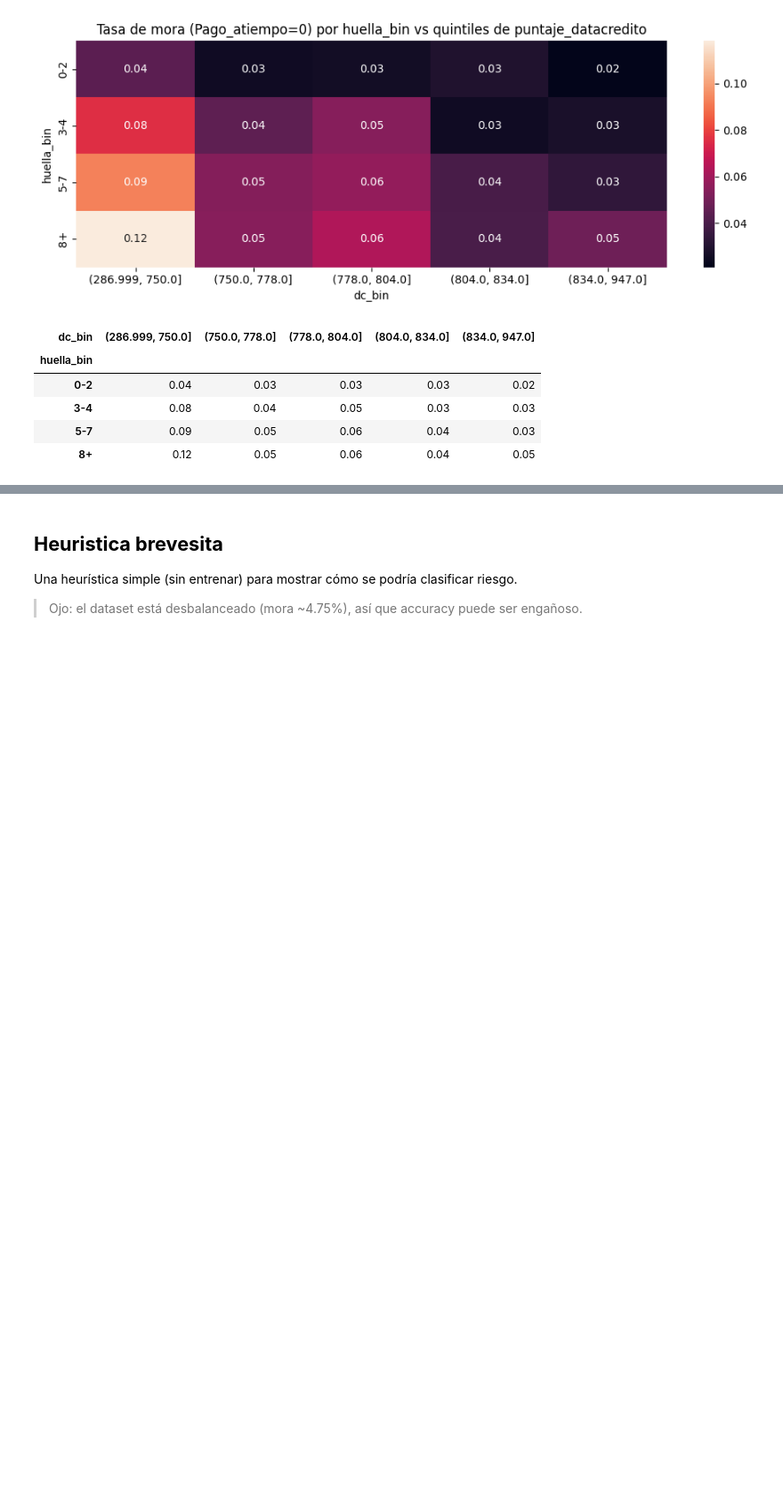
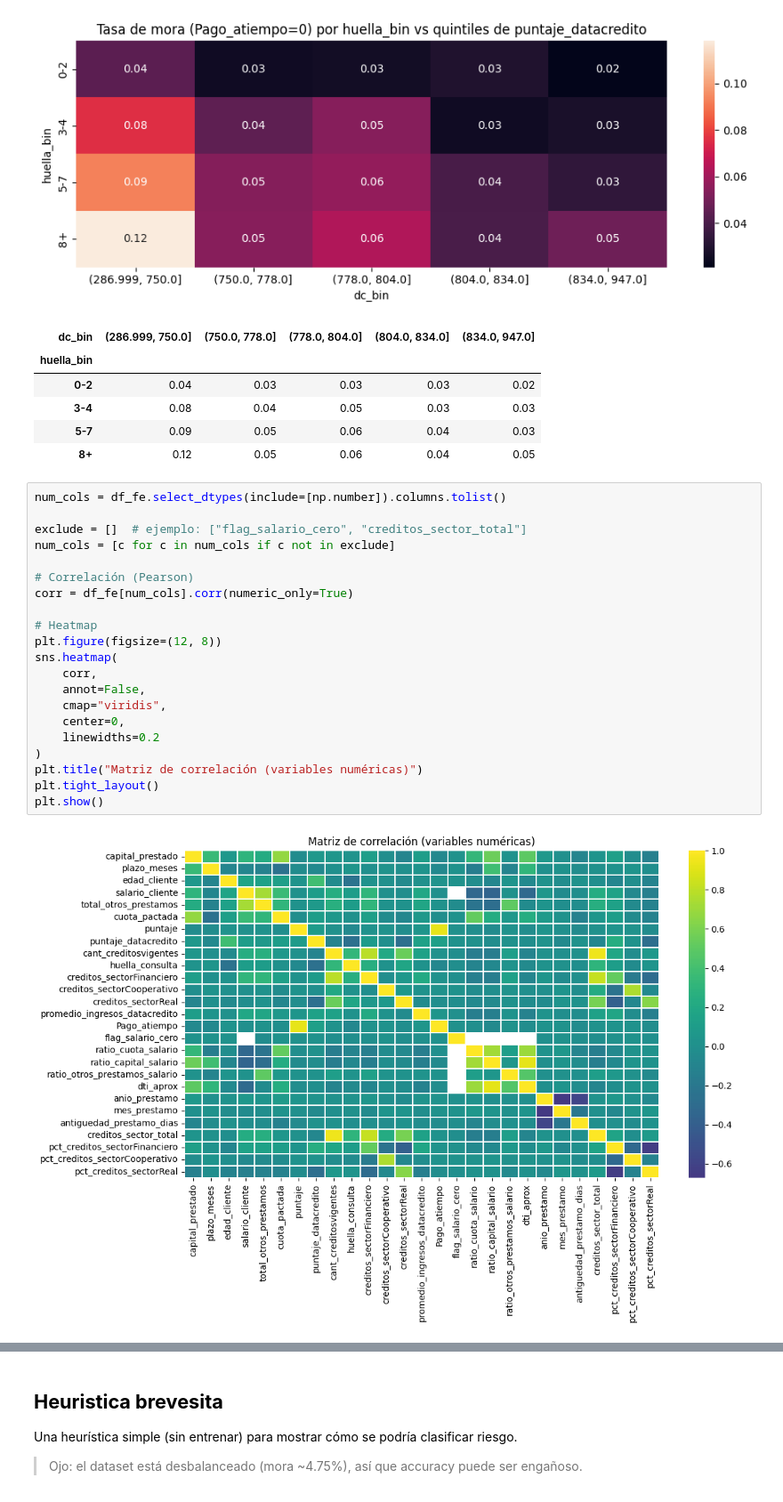
Before and after one commit to j-j-molina/PYTHON_ETL, a Jupyter notebook: etl_scripts/src/desarrollo/transformacion_eda.ipynb, the cells around one changed output, grey strips where cells are left out. Shown at 89% size. Drawn from its saved outputs; the diff is of its cells as text; blank space fills up the shorter version.

Commit message:
feat(eda): add correlation heatmap + top correlations with target

```diff
--- a/etl_scripts/src/desarrollo/transformacion_eda.ipynb
+++ b/etl_scripts/src/desarrollo/transformacion_eda.ipynb
@@ -659,3 +659,26 @@ pivot
 | 3-4 | 0.08 | 0.04 | 0.05 | 0.03 | 0.03 |
 | 5-7 | 0.09 | 0.05 | 0.06 | 0.04 | 0.03 |
 | 8+ | 0.12 | 0.05 | 0.06 | 0.04 | 0.05 |
+# %%
+num_cols = df_fe.select_dtypes(include=[np.number]).columns.tolist()
+
+exclude = []  # ejemplo: ["flag_salario_cero", "creditos_sector_total"]
+num_cols = [c for c in num_cols if c not in exclude]
+
+# Correlación (Pearson)
+corr = df_fe[num_cols].corr(numeric_only=True)
+
+# Heatmap
+plt.figure(figsize=(12, 8))
+sns.heatmap(
+    corr,
+    annot=False,
+    cmap="viridis",
+    center=0,
+    linewidths=0.2
+)
+plt.title("Matriz de correlación (variables numéricas)")
+plt.tight_layout()
+plt.show()
+# %% [output]
+[figure, added]
```
Also changed, not shown: parts of 1 cell of this notebook, 1 other file.
